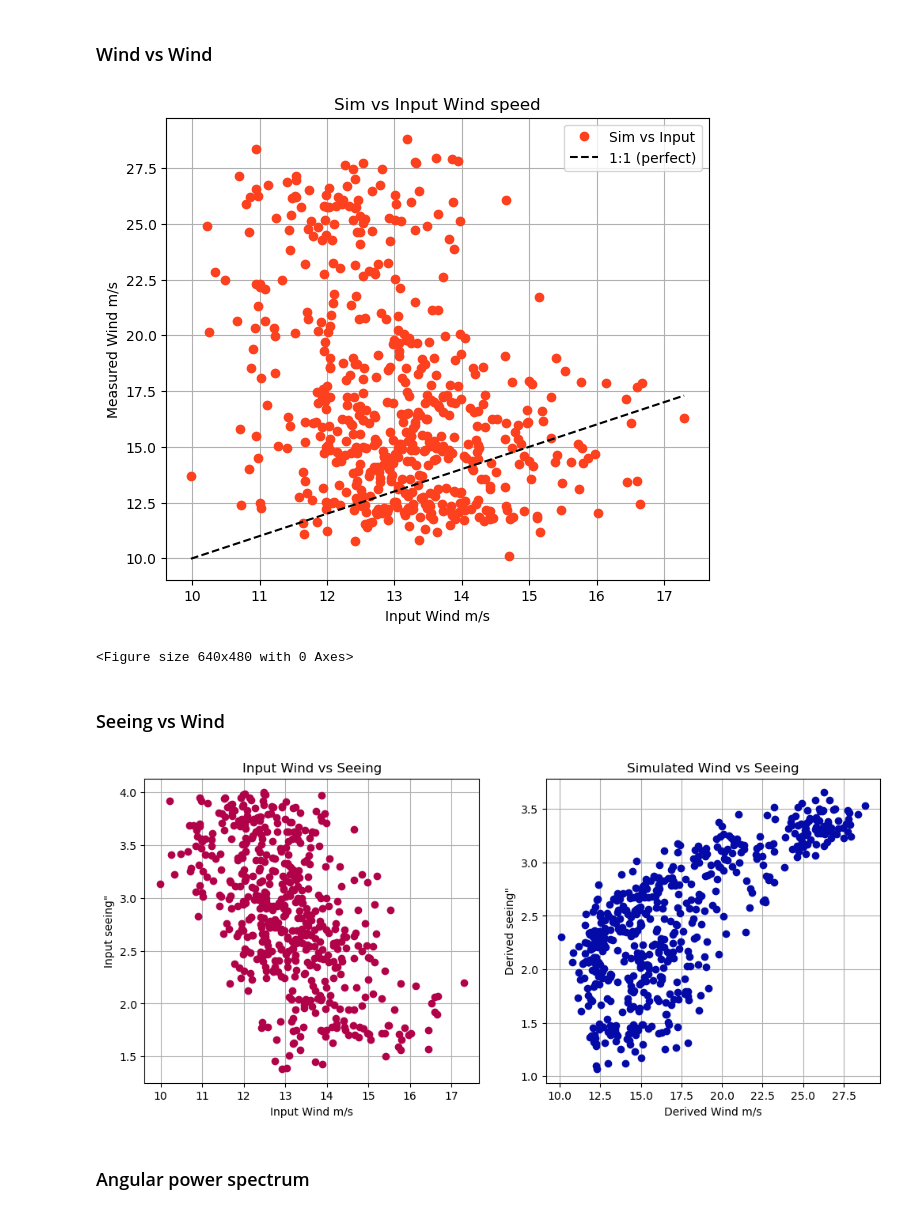
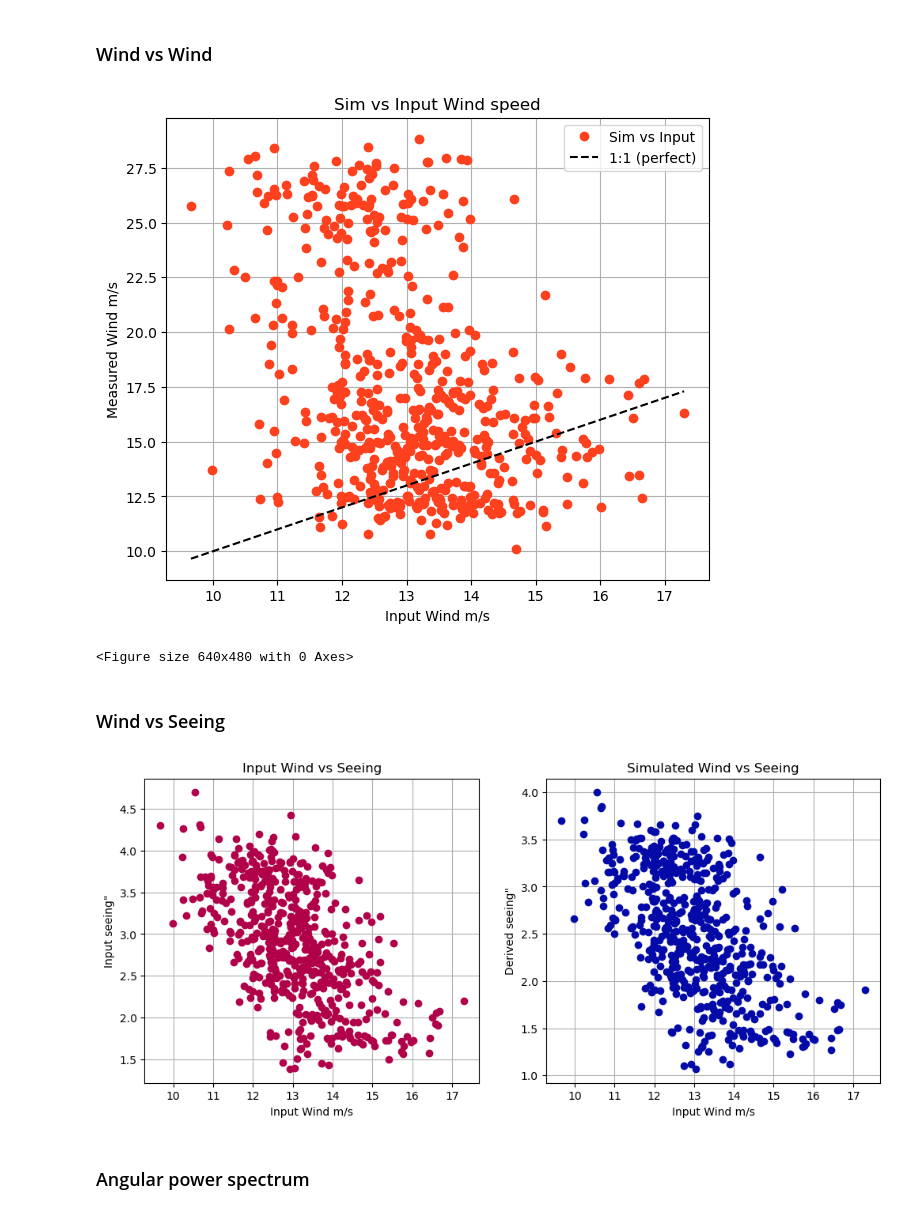
Before and after one commit to lsst-so/notebooks_dhurtado, a Jupyter notebook: notebooks/summit/rso-163/ringsim/simanalysis.ipynb, the cells around one changed output. Cells and saved outputs as stored; diff of their text form; code cells hidden in the pictures.

```diff
--- a/notebooks/summit/rso-163/ringsim/simanalysis.ipynb
+++ b/notebooks/summit/rso-163/ringsim/simanalysis.ipynb
@@ -229,6 +256,8 @@ print(f'{len(df_results)} runs, {len(df_results.columns)} columns')
 # %%
 # Drop outliers
-max_see = 4  # arcsec
-df_results = df_results[df_results['input_seeing_arcsec'] <= max_see]
+max_see = 4    # arcsec
+min_see = 0.01 # arcsec
+df_results = df_results[df_results['see_arcsec'] <= max_see]
+df_results = df_results[df_results['see_arcsec'] >= min_see]
 print(f'Dropped outliers, {len(df_results)} rows remain')
 # %% [output]
@@ -282,28 +393,29 @@ plt.grid(True)
 plt.show()
 plt.clf()
 # %% [output]
-[figure, old version]
+[figure, new version]
 <Figure size 640x480 with 0 Axes>
 # %% [markdown]
-### Seeing vs Wind
+### Wind vs Seeing
 # %%
 fig, (ax1, ax2) = plt.subplots(1, 2, figsize=(12, 5))
 
 ax1.plot(df_results['input_wind_ms'], df_results['input_seeing_arcsec'], 'o', color='xkcd:raspberry')
 ax1.set_xlabel('Input Wind m/s')
 ax1.set_ylabel('Input seeing"')
 ax1.set_title('Input Wind vs Seeing')
 ax1.grid(True)
 
-ax2.plot(df_results['wind'], df_results['see_arcsec'], 'o', color='xkcd:cobalt blue')
-ax2.set_xlabel('Derived Wind m/s')
+ax2.plot(df_results['input_wind_ms'], df_results['see_arcsec'], 'o', color='xkcd:cobalt blue')
+ax2.set_xlabel('Input Wind m/s')
 ax2.set_ylabel('Derived seeing"')
 ax2.set_title('Simulated Wind vs Seeing')
 ax2.grid(True)
 
+
 plt.show()
 # %% [output]
-[figure, old version]
+[figure, new version]
 # %% [markdown]
 ### Angular power spectrum
 # %%
```
Also changed, not shown: parts of 24 cells of this notebook, 1 other file.
